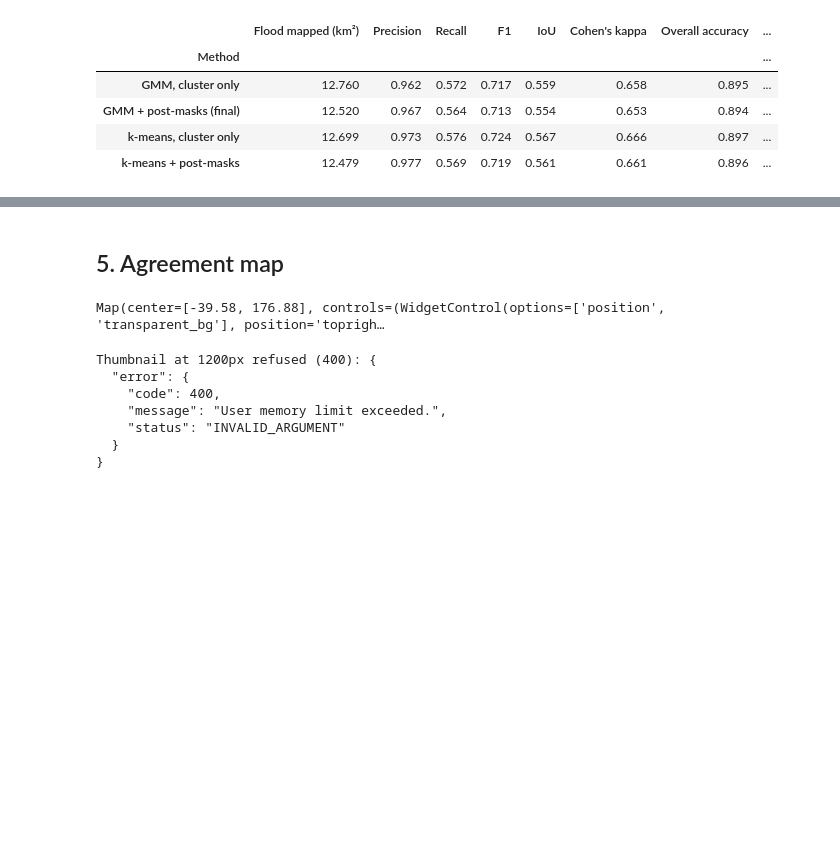
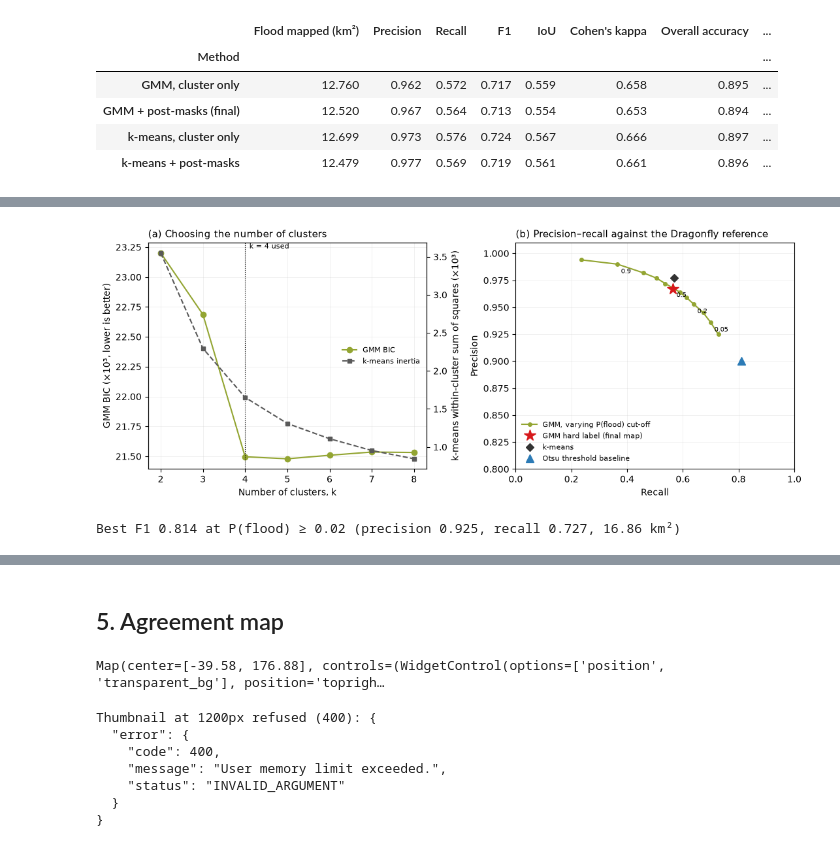
Before and after one commit to uoa-gis/GIS, a Jupyter notebook: notebooks/04_validation.ipynb, the cells around one changed output, grey strips where cells are left out. Cells and saved outputs as stored; diff of their text form; code cells hidden in the pictures; blank space fills up the shorter version.

```diff
--- a/notebooks/04_validation.ipynb
+++ b/notebooks/04_validation.ipynb
@@ -519,0 +625,73 @@ display(method_scores)
+# %%
+%matplotlib inline
+# 4f. Precision–recall curve from the GMM flood membership probability, then Figure 6
+ll = ee.Image.cat([_gmm_loglik_image(k) for k in range(N_CLUSTERS)])
+p_rel = ll.subtract(ll.reduce(ee.Reducer.max())).exp()          # log-sum-exp trick, avoids overflow
+flood_prob = p_rel.select(gmm_flood_id).divide(p_rel.reduce(ee.Reducer.sum())).rename("flood_prob")
+
+
+def _pr(flood_img):
+    code = flood_img.multiply(2).add(ref_img).updateMask(valid).rename("code")
+    g = px_km2.addBands(code).reduceRegion(ee.Reducer.sum().group(groupField=1, groupName="code"),
+                                           aoi, AREA_SCALE, bestEffort=True, maxPixels=1e10).get("groups").getInfo()
+    a = {0: 0.0, 1: 0.0, 2: 0.0, 3: 0.0}
+    for row in g:
+        a[int(row["code"])] = row["sum"]
+    tn, fn, fp, tp = a[0], a[1], a[2], a[3]
+    p = tp / (tp + fp) if tp + fp else np.nan
+    r = tp / (tp + fn) if tp + fn else np.nan
+    return {"Precision": p, "Recall": r, "F1": 2 * p * r / (p + r) if p + r else np.nan,
+            "IoU": tp / (tp + fp + fn), "Flood mapped (km²)": tp + fp}
+
+
+THRESHOLDS = [0.02, 0.05, 0.1, 0.2, 0.3, 0.4, 0.5, 0.6, 0.7, 0.8, 0.9, 0.95, 0.99]
+pr_rows = []
+for t in THRESHOLDS:
+    s = _pr(_post_mask(flood_prob.gte(t)))
+    pr_rows.append({"threshold": t, **s})
+    print(f"P(flood) ≥ {t:.2f}: precision {s['Precision']:.3f}, recall {s['Recall']:.3f}, F1 {s['F1']:.3f}")
+pr = pd.DataFrame(pr_rows).round(3)
+pr.to_csv(OUT_DIR / "pr_curve.csv", index=False)
+
+# Figure 6
+OLIVE = "#93a532"
+fig, (ax1, ax2) = plt.subplots(1, 2, figsize=(11, 4.4))
+ks = k_table.index.values
+ax1.plot(ks, k_table["GMM BIC"] / 1e3, "o-", color=OLIVE, label="GMM BIC")
+ax1.set_xticks(ks); ax1.set_xlabel("Number of clusters, k")
+ax1.set_ylabel("GMM BIC (×10³, lower is better)")
+ax1b = ax1.twinx()
+ax1b.plot(ks, k_table["k-means inertia"] / 1e3, "s--", color="0.35", ms=5, label="k-means inertia")
+ax1b.set_ylabel("k-means within-cluster sum of squares (×10³)")
+ax1.axvline(N_CLUSTERS, color="k", lw=0.8, ls=":")
+ax1.text(N_CLUSTERS + 0.1, ax1.get_ylim()[1], f"k = {N_CLUSTERS} used", va="top", fontsize=8)
+h1, l1 = ax1.get_legend_handles_labels(); h2, l2 = ax1b.get_legend_handles_labels()
+ax1.legend(h1 + h2, l1 + l2, loc="center right", fontsize=8, frameon=False)
+ax1.set_title("(a) Choosing the number of clusters", loc="left", fontsize=11)
+ax1.grid(alpha=0.25, lw=0.5)
+
+ax2.plot(pr["Recall"], pr["Precision"], "o-", color=OLIVE, ms=4, label="GMM, varying P(flood) cut-off")
+for _, row in pr.iterrows():
+    if row["threshold"] in (0.05, 0.2, 0.5, 0.9):
+        ax2.annotate(f"{row['threshold']:g}", (row["Recall"], row["Precision"]),
+                     textcoords="offset points", xytext=(4, -10), fontsize=7.5)
+markers = {"GMM + post-masks (final)": ("*", "#d7191c", 13, "GMM hard label (final map)"),
+           "k-means + post-masks": ("D", "0.2", 6, "k-means"),
+           "S1 Otsu threshold baseline (no learning)": ("^", "#2c7bb6", 8, "Otsu threshold baseline")}
+for name, (m, c, size, lab) in markers.items():
+    if name in method_scores.index:
+        ax2.plot(method_scores.loc[name, "Recall"], method_scores.loc[name, "Precision"],
+                 m, color=c, ms=size, ls="", label=lab)
+_pmin = np.nanmin(np.r_[pr["Precision"].values, method_scores["Precision"].values])
+ax2.set_xlim(0, 1); ax2.set_ylim(max(0, np.floor((_pmin - 0.05) * 10) / 10), 1.01)
+ax2.set_xlabel("Recall"); ax2.set_ylabel("Precision"); ax2.grid(alpha=0.25, lw=0.5)
+ax2.legend(loc="lower left", fontsize=8, frameon=False)
+ax2.set_title("(b) Precision–recall against the Dragonfly reference", loc="left", fontsize=11)
+fig.tight_layout()
+fig.savefig(OUT_DIR / "model_selection.png", dpi=300, bbox_inches="tight")
+plt.show()
+
+best = pr.loc[pr["F1"].idxmax()]
+print(f"Best F1 {best['F1']:.3f} at P(flood) ≥ {best['threshold']:g} "
+      f"(precision {best['Precision']:.3f}, recall {best['Recall']:.3f}, {best['Flood mapped (km²)']:.2f} km²)")
+# %% [output]
@@ -519,0 +711,2 @@ display(method_scores)
+[figure, added]
+Best F1 0.814 at P(flood) ≥ 0.02 (precision 0.925, recall 0.727, 16.86 km²)
```
Also changed, not shown: parts of 10 cells of this notebook, 5 other files.
